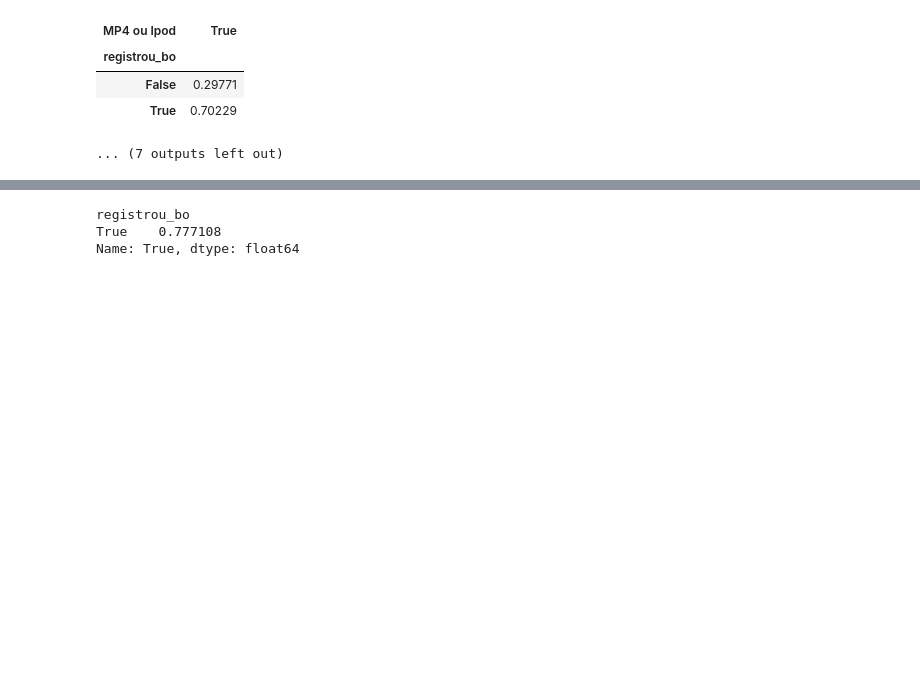
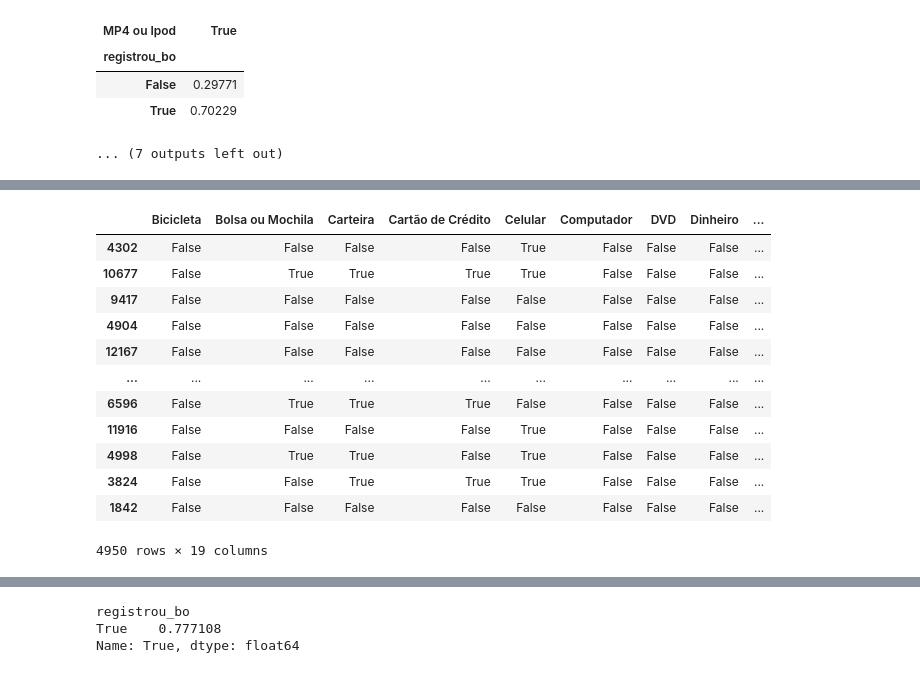
Before and after one commit to EricPossato/CDados-Projeto-2, a Jupyter notebook: Projeto.ipynb, the cells around one changed output, grey strips where cells are left out. Cells and saved outputs as stored; diff of their text form; code cells hidden in the pictures; blank space fills up the shorter version.

```diff
--- a/Projeto.ipynb
+++ b/Projeto.ipynb
@@ -174,0 +171,16 @@ Name: True, dtype: float64
+# %%
+X_test
+# %% [output]
+|  | Bicicleta | Bolsa ou Mochila | Carteira | Cartão de Crédito | Celular | Computador | DVD | Dinheiro | ... |
+| 4302 | False | False | False | False | True | False | False | False | ... |
+| 10677 | False | True | True | True | True | False | False | False | ... |
+| 9417 | False | False | False | False | False | False | False | False | ... |
+| 4904 | False | False | False | False | False | False | False | False | ... |
+| 12167 | False | False | False | False | False | False | False | False | ... |
+| ... | ... | ... | ... | ... | ... | ... | ... | ... | ... |
+| 6596 | False | True | True | True | False | False | False | False | ... |
+| 11916 | False | False | False | False | True | False | False | False | ... |
+| 4998 | False | True | True | False | True | False | False | False | ... |
+| 3824 | False | False | True | True | True | False | False | False | ... |
+| 1842 | False | False | False | False | False | False | False | False | ... |
+4950 rows × 19 columns
```
Also changed, not shown: parts of 6 cells of this notebook.
